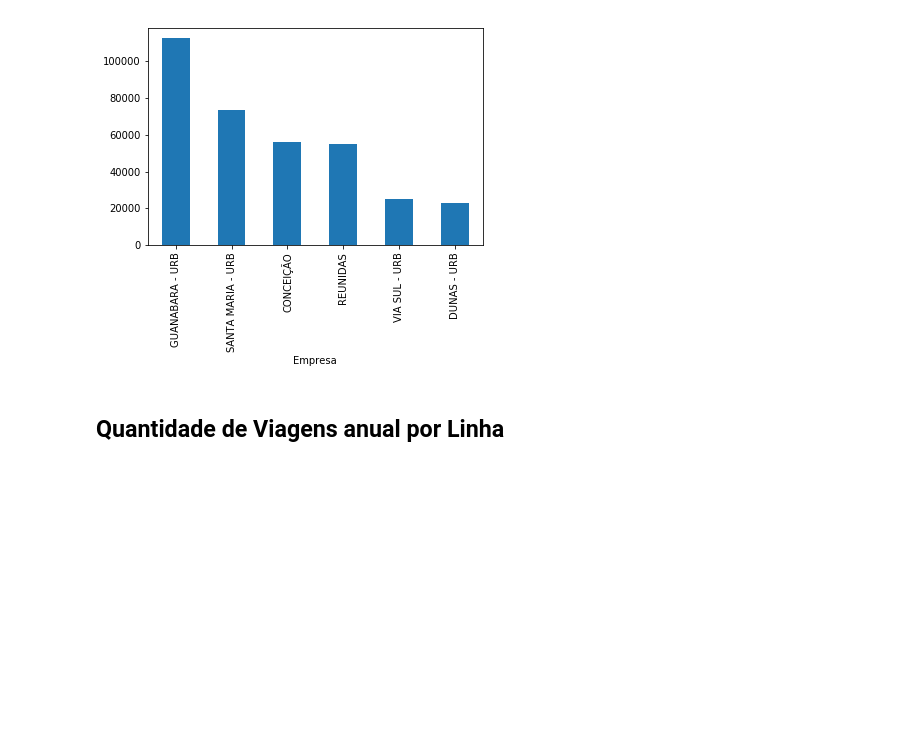
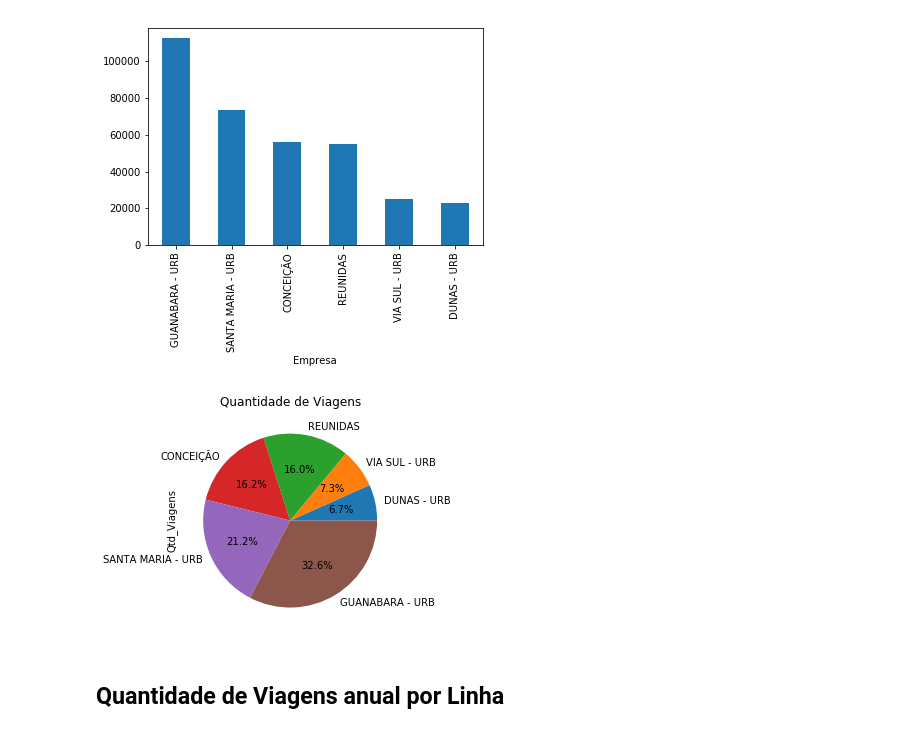
Before and after one commit to georgemaia/dadosabertos-mobilidade-rn-natal, a Jupyter notebook: Bilhetagem_Eletrônica-2019-Analitico.ipynb, the cells around one changed output. Saved outputs shown, nothing was run; the diff lists cells and outputs as text; code cells hidden in the pictures; blank space fills up the shorter version.

```diff
--- a/Bilhetagem_Eletrônica-2019-Analitico.ipynb
+++ b/Bilhetagem_Eletrônica-2019-Analitico.ipynb
@@ -134,6 +148,11 @@ new_df['Qtd_Viagens'].sort_values(ascending=False).plot.bar()
 plt.show()
 # %% [output]
 [figure]
+# %%
+df.groupby(['Empresa'])['Qtd_Viagens'].sum().sort_values().plot.pie(autopct='%.1f%%', title='Quantidade de Viagens')
+plt.show()
+# %% [output]
+[figure, added]
 # %% [markdown]
 ## Quantidade de Viagens anual por Linha
 # %%
```
Also changed, not shown: parts of 4 cells of this notebook, 1 other file.
